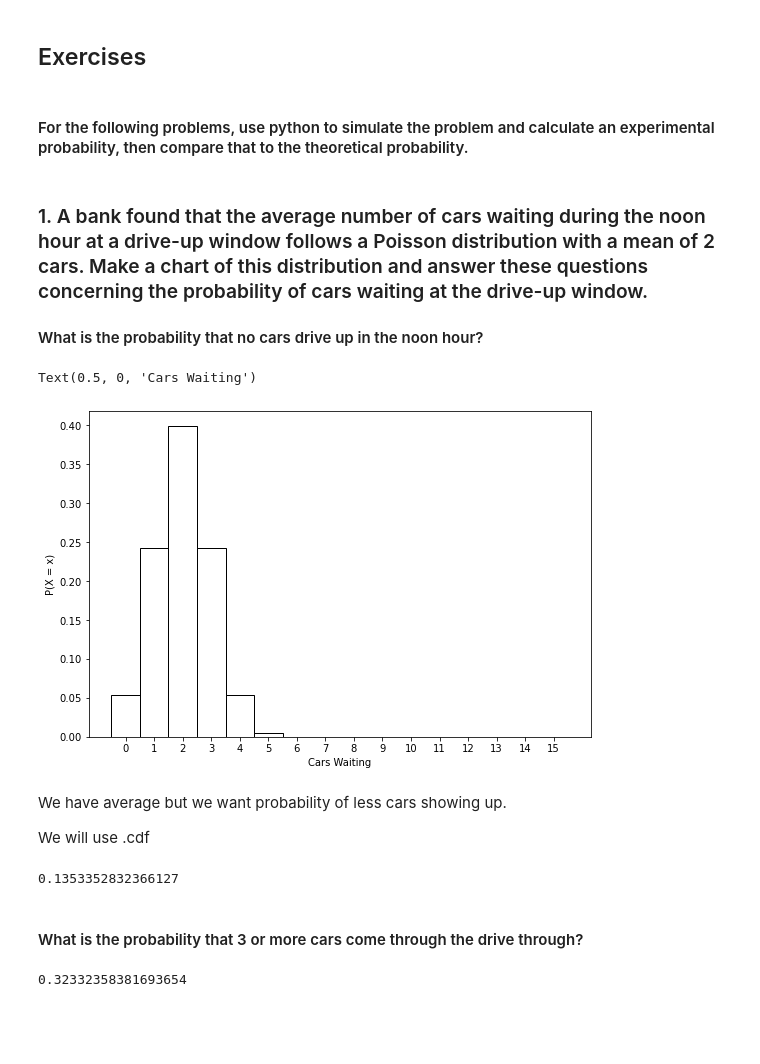
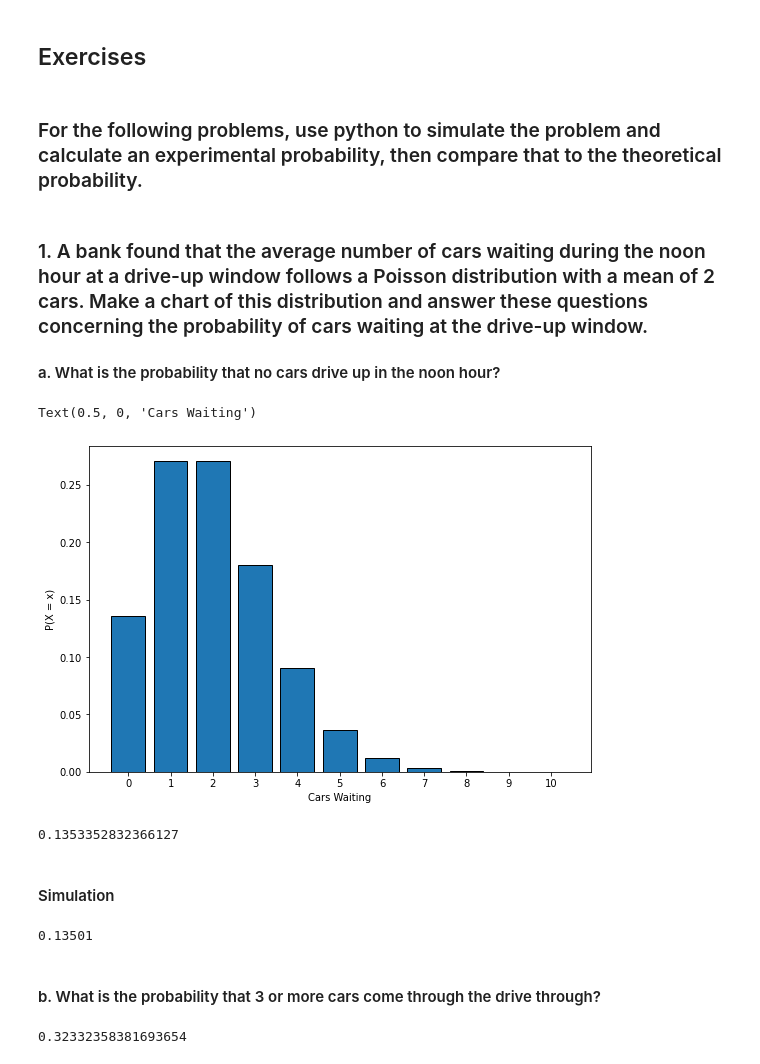
Before and after one commit to Jason-Tellez/statistics-exercises, a Jupyter notebook: probability_distributions.ipynb, the cells around one changed output. Drawn from its saved outputs; the diff is of its cells as text; code cells hidden in the pictures; blank space fills up the shorter version.

```diff
--- a/probability_distributions.ipynb
+++ b/probability_distributions.ipynb
@@ -8,31 +9,34 @@ n_trials = 100_000
 # %% [markdown]
 ## Exercises
 # %% [markdown]
-#### For the following problems, use python to simulate the problem and calculate an experimental probability, then compare that to the theoretical probability.
+### For the following problems, use python to simulate the problem and calculate an experimental probability, then compare that to the theoretical probability.
 # %% [markdown]
 ### 1. A bank found that the average number of cars waiting during the noon hour at a drive-up window follows a Poisson distribution with a mean of 2 cars. Make a chart of this distribution and answer these questions concerning the probability of cars waiting at the drive-up window.
-#### What is the probability that no cars drive up in the noon hour?
+#### a. What is the probability that no cars drive up in the noon hour?
-# %%
-x = range(16)
-y = stats.norm(2).pdf(x)
-plt.figure(figsize=(9, 6))
-plt.bar(x, y, edgecolor='black', color='white', width=1)
-plt.xticks(x)
-plt.ylabel('P(X = x)')
-plt.xlabel('Cars Waiting')
-# %% [output]
-Text(0.5, 0, 'Cars Waiting')
-[figure, removed]
-# %% [markdown]
-We have average but we want probability of less cars showing up.
-
-We will use .cdf
+# %%
+x = range(11)
+y = stats.poisson(2).pmf(x)
+plt.figure(figsize=(9, 6))
+plt.bar(x, y, edgecolor='black')
+plt.xticks(x)
+plt.ylabel('P(X = x)')
+plt.xlabel('Cars Waiting')
+# %% [output]
+Text(0.5, 0, 'Cars Waiting')
+[figure, added]
 # %%
 stats.poisson(2).cdf(0)
 # %% [output]
 0.1353352832366127
+# %% [markdown]
+#### Simulation
+# %%
+no_of_cars = np.random.poisson(2, n_trials).reshape(n_trials, 1)
+(np.count_nonzero(no_of_cars == 0, axis=1) == 1).mean()
+# %% [output]
+0.13501
 # %% [markdown]
-#### What is the probability that 3 or more cars come through the drive through?
+####  b. What is the probability that 3 or more cars come through the drive through?
 # %%
 stats.poisson(2).sf(2)
 # %% [output]
```
Also changed, not shown: parts of 91 cells of this notebook.
